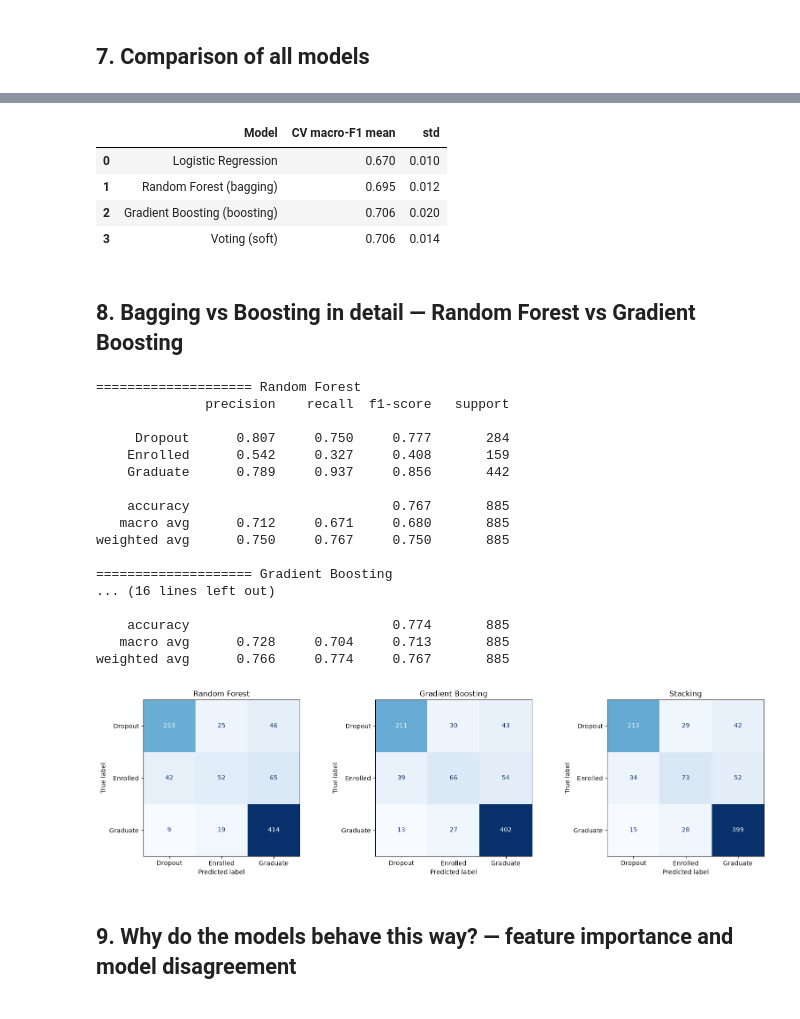
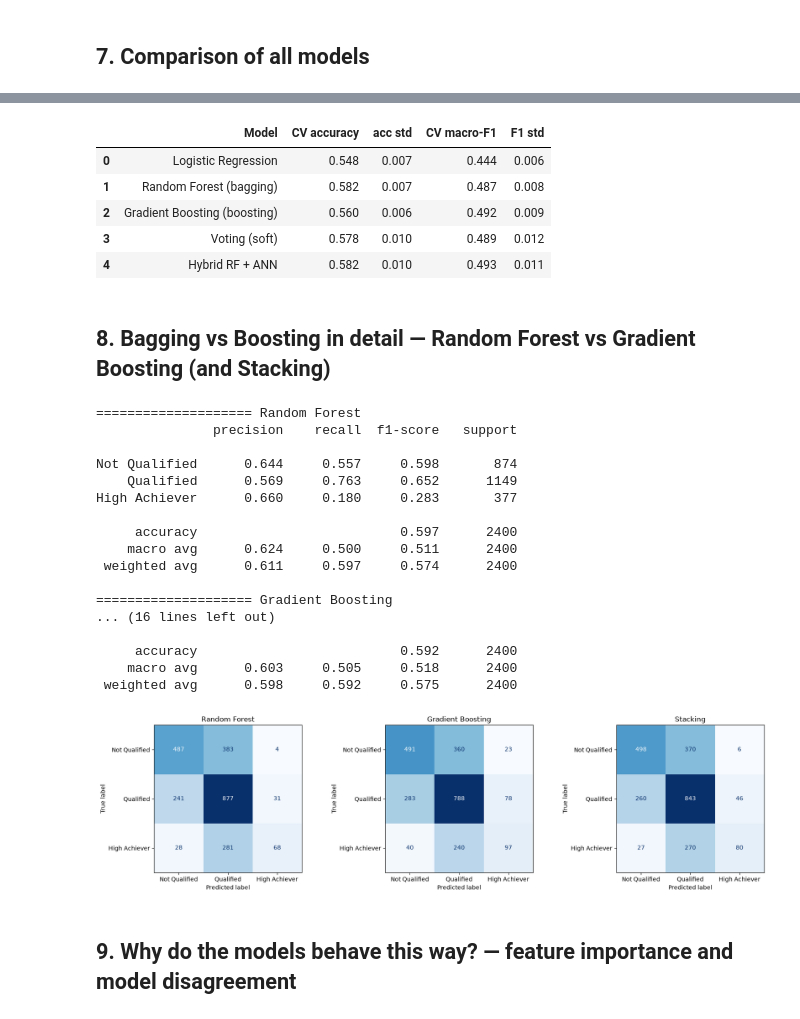
Before and after one commit to ManukaPathirana/student-performance-app, a Jupyter notebook: Ensemble_Learning_Student_Performance.ipynb, the cells around one changed output, grey strips where cells are left out. Saved outputs shown, nothing was run; the diff lists cells and outputs as text; code cells hidden in the pictures.

```diff
--- a/Ensemble_Learning_Student_Performance.ipynb
+++ b/Ensemble_Learning_Student_Performance.ipynb
@@ -22,5 +35,5 @@ Realinho et al., 2021, CC BY 4.0) — 4,424 students, 36 attributes (demographic
 # %%
-import time, warnings
+import json, time, warnings
 import numpy as np
 import pandas as pd
 import matplotlib.pyplot as plt
@@ -41,9 +54,15 @@ from sklearn.ensemble import (BaggingClassifier, RandomForestClassifier, ExtraTr
 warnings.filterwarnings("ignore")
 pd.set_option("display.width", 160)
 RS = 42
+CLASSES = ["Not Qualified", "Qualified", "High Achiever"]
 
-df = pd.read_csv("data/data.csv", sep=";")
-df.columns = [c.strip() for c in df.columns]
+df = pd.read_csv("data/data.csv")
+subjects = {int(k): v.title() for k, v in json.load(open("data/subjects.json")).items()}
+streams = {0: "Arts", 1: "Commerce", 2: "Biological Science", 3: "Physical Science",
+           4: "Engineering Technology", 5: "Biosystems Technology"}
 print(df.shape)
-df.head()
+readable = df.head().copy()
+for c in ["Subject 1", "Subject 2", "Subject 3"]: readable[c] = readable[c].map(subjects)
+readable["Stream"] = readable["Stream"].map(streams)
+readable
 # %% [output]
@@ -83,18 +108,19 @@ X = df.drop(columns="Target").astype(float)
 y = df["Target"]
 X_tr, X_te, y_tr, y_te = train_test_split(X, y, test_size=0.2, stratify=y, random_state=RS)
 print("train:", X_tr.shape, " test:", X_te.shape)
+print("Majority-class baseline accuracy:", round(y_te.value_counts(normalize=True).max(), 3))
 
-results = []
-fitted = {}
+results, fitted = [], {}
 def evaluate(name, family, model):
     t0 = time.perf_counter(); model.fit(X_tr, y_tr); secs = time.perf_counter() - t0
     pred = model.predict(X_te)
     row = {"Model": name, "Family": family, "Accuracy": accuracy_score(y_te, pred),
            "F1 (macro)": f1_score(y_te, pred, average="macro"),
-           "Recall Enrolled": (pred[y_te.values == "Enrolled"] == "Enrolled").mean(),
+           "Recall High Achiever": (pred[y_te.values == "High Achiever"] == "High Achiever").mean(),
            "Train time (s)": secs}
     results.append(row); fitted[name] = model
-    print(f"{name:28s} acc={row['Accuracy']:.3f}  F1={row['F1 (macro)']:.3f}  ({secs:.1f}s)")
+    print(f"{name:34s} acc={row['Accuracy']:.3f}  F1={row['F1 (macro)']:.3f}  "
+          f"recall(HA)={row['Recall High Achiever']:.2f}  ({secs:.1f}s)")
     return model
 scaled = lambda est: make_pipeline(StandardScaler(), est)
 # %% [output]
@@ -125,0 +156,5 @@ averaged. Averaging many high-variance trees **reduces variance** (less overfitt
+# %%
+for leaf in [1, 5, 20, 40]:
+    m = RandomForestClassifier(n_estimators=200, min_samples_leaf=leaf, n_jobs=-1, random_state=RS).fit(X_tr, y_tr)
+    p = m.predict(X_te)
+    print(f"Random Forest min_samples_leaf={leaf:<3d} acc={accuracy_score(y_te, p):.3f}  F1={f1_score(y_te, p, average='macro'):.3f}")
@@ -263,49 +306,53 @@ representatives of each family:
 # %%
 cv = StratifiedKFold(n_splits=5, shuffle=True, random_state=RS)
 cv_models = {"Logistic Regression": scaled(LogisticRegression(max_iter=2000, C=0.5)),
-             "Random Forest (bagging)": RandomForestClassifier(n_estimators=200, n_jobs=-1, random_state=RS),
+             "Random Forest (bagging)": RandomForestClassifier(n_estimators=200, min_samples_leaf=20, n_jobs=-1, random_state=RS),
              "Gradient Boosting (boosting)": HistGradientBoostingClassifier(max_iter=200, learning_rate=0.08, random_state=RS),
-             "Voting (soft)": fitted["Voting (soft)"]}
+             "Voting (soft)": fitted["Voting (soft)"],
+             "Hybrid RF + ANN": HybridRFANN(random_state=RS)}
 rows = []
 for name, m in cv_models.items():
-    s = cross_val_score(m, X, y, cv=cv, scoring="f1_macro", n_jobs=-1)
-    rows.append({"Model": name, "CV macro-F1 mean": s.mean(), "std": s.std()})
+    acc = cross_val_score(m, X, y, cv=cv, scoring="accuracy", n_jobs=-1)
+    f1 = cross_val_score(m, X, y, cv=cv, scoring="f1_macro", n_jobs=-1)
+    rows.append({"Model": name, "CV accuracy": acc.mean(), "acc std": acc.std(),
+                 "CV macro-F1": f1.mean(), "F1 std": f1.std()})
 pd.DataFrame(rows).round(3)
 # %% [output]
-|  | Model | CV macro-F1 mean | std |
-| 0 | Logistic Regression | 0.670 | 0.010 |
-| 1 | Random Forest (bagging) | 0.695 | 0.012 |
-| 2 | Gradient Boosting (boosting) | 0.706 | 0.020 |
-| 3 | Voting (soft) | 0.706 | 0.014 |
+|  | Model | CV accuracy | acc std | CV macro-F1 | F1 std |
+| 0 | Logistic Regression | 0.548 | 0.007 | 0.444 | 0.006 |
+| 1 | Random Forest (bagging) | 0.582 | 0.007 | 0.487 | 0.008 |
+| 2 | Gradient Boosting (boosting) | 0.560 | 0.006 | 0.492 | 0.009 |
+| 3 | Voting (soft) | 0.578 | 0.010 | 0.489 | 0.012 |
+| 4 | Hybrid RF + ANN | 0.582 | 0.010 | 0.493 | 0.011 |
 # %% [markdown]
-## 8. Bagging vs Boosting in detail — Random Forest vs Gradient Boosting
+## 8. Bagging vs Boosting in detail — Random Forest vs Gradient Boosting (and Stacking)
 # %%
 for name in ["Random Forest", "Gradient Boosting", "Stacking"]:
-    print("=" * 20, name); print(classification_report(y_te, fitted[name].predict(X_te), digits=3))
-fig, ax = plt.subplots(1, 3, figsize=(16, 4.5))
+    print("=" * 20, name); print(classification_report(y_te, fitted[name].predict(X_te), labels=CLASSES, digits=3))
+fig, ax = plt.subplots(1, 3, figsize=(17, 4.5))
 for a, name in zip(ax, ["Random Forest", "Gradient Boosting", "Stacking"]):
-    ConfusionMatrixDisplay.from_estimator(fitted[name], X_te, y_te, ax=a, cmap="Blues", colorbar=False)
+    ConfusionMatrixDisplay.from_estimator(fitted[name], X_te, y_te, labels=CLASSES, ax=a, cmap="Blues", colorbar=False)
     a.set_title(name)
 plt.tight_layout(); plt.show()
 # %% [output]
 ==================== Random Forest
-              precision    recall  f1-score   support
+               precision    recall  f1-score   support
 
-     Dropout      0.807     0.750     0.777       284
-    Enrolled      0.542     0.327     0.408       159
-    Graduate      0.789     0.937     0.856       442
+Not Qualified      0.644     0.557     0.598       874
+    Qualified      0.569     0.763     0.652      1149
+High Achiever      0.660     0.180     0.283       377
 
-    accuracy                          0.767       885
-   macro avg      0.712     0.671     0.680       885
-weighted avg      0.750     0.767     0.750       885
+     accuracy                          0.597      2400
+    macro avg      0.624     0.500     0.511      2400
+ weighted avg      0.611     0.597     0.574      2400
 
 ==================== Gradient Boosting
 ... (16 lines left out)
 
-    accuracy                          0.774       885
-   macro avg      0.728     0.704     0.713       885
-weighted avg      0.766     0.774     0.767       885
+     accuracy                          0.592      2400
+    macro avg      0.603     0.505     0.518      2400
+ weighted avg      0.598     0.592     0.575      2400
-[figure, old version]
+[figure, new version]
 # %% [markdown]
 ## 9. Why do the models behave this way? — feature importance and model disagreement
 # %%
```
Also changed, not shown: parts of 29 cells of this notebook, 10 other files.
